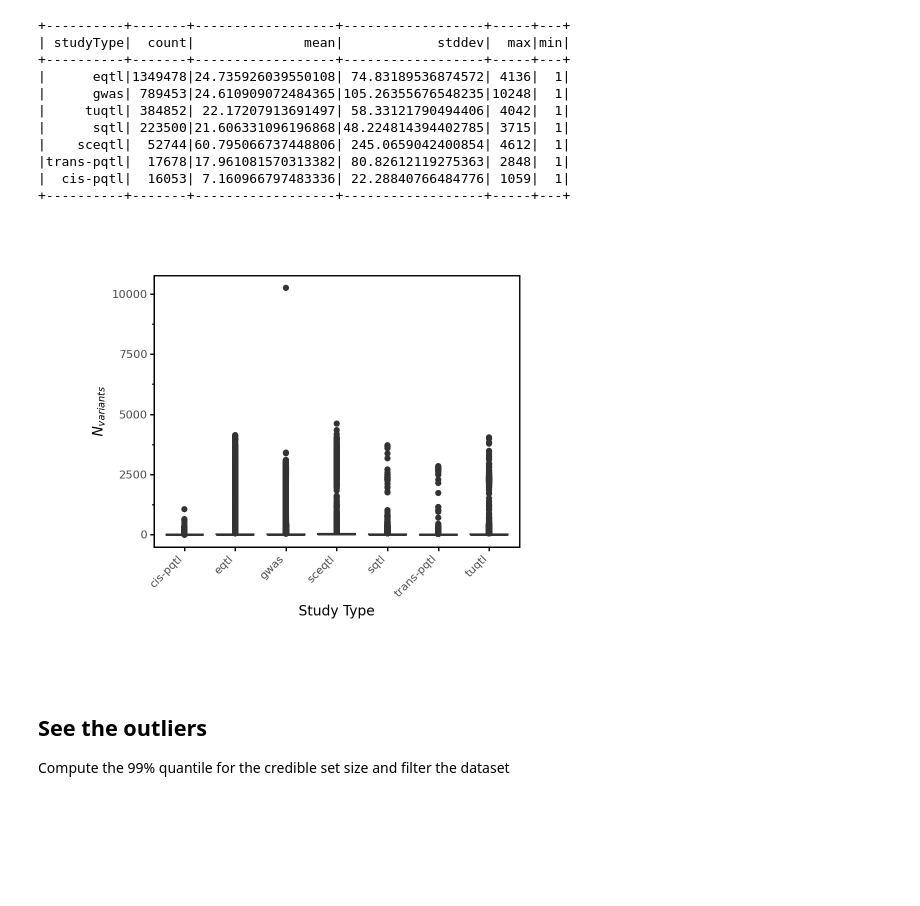
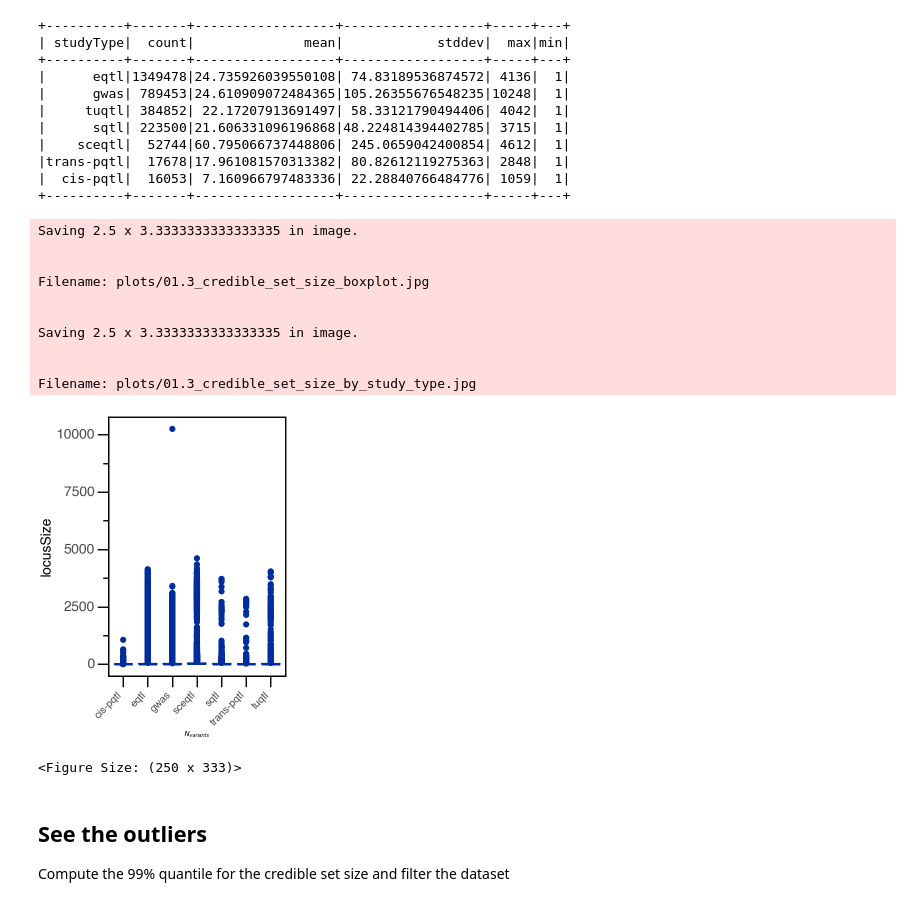
Before and after one commit to opentargets/Gentropy-manuscript, a Jupyter notebook: chapters/in_silico_effect_prediction/01.3_credible_set_size_qc.ipynb, the cells around one changed output. Saved outputs shown, nothing was run; the diff lists cells and outputs as text; code cells hidden in the pictures; blank space fills up the shorter version.

```diff
--- a/chapters/in_silico_effect_prediction/01.3_credible_set_size_qc.ipynb
+++ b/chapters/in_silico_effect_prediction/01.3_credible_set_size_qc.ipynb
@@ -18,4 +22,4 @@ from manuscript_methods.datasets import LeadVariantEffect
 # %%
 session = Session(extended_spark_conf={"spark.driver.memory": "40G"})
-lead_maf_dataset_path = "../../data/lead_variant_effect_replicated"
+lead_maf_dataset_path = "../../data/lead_variant_effect"
 # %% [output]
@@ -33,10 +40,7 @@ session.spark
 <pyspark.sql.session.SparkSession at 0x...>
 # %%
 dataset_maf = LeadVariantEffect.from_parquet(session, lead_maf_dataset_path)
-dataset = dataset_maf.df.select(
-    "locusStatistics.locusSize",
-    "studyStatistics.studyType",
-)
+dataset = dataset_maf.df.select("locusStatistics.locusSize", "studyStatistics.studyType")
 # %%
 dataset.describe().show()
 # %% [output]
@@ -107,13 +108,34 @@ aggr_stats = aggregated_statistics(dataset, group_columns=["studyType"], agg_col
 |  cis-pqtl|  16053| 7.160966797483336| 22.28840766484776| 1059|  1|
 +----------+-------+------------------+------------------+-----+---+
 # %%
-data = dataset.select("studyType", "locusSize")
+data = dataset.toPandas()
 
-plot = plot_aggregated_data(data, x="studyType", y="locusSize", xtitle="Study Type", ytitle=r"$N_{variants}$")
-plot.save("plots/01.3_credible_set_size_by_study_type.jpg", dpi=300, bbox_inches="tight")
-plot
+# Plotting parameters
+
+p = (
+    p9.ggplot(data=data, mapping=p9.aes(y="locusSize", x="studyType"))
+    + p9.geom_boxplot(color=OpenTargetsTheme.categorical_dark_colors[1])
+    + p9.labs(x=r"$N_{variants}$")
+    + p9.geom_vline(xintercept=mean_val, color="#1f77b4", linetype="dashed", size=0.5, show_legend=True)
+    + OpenTargetsTheme.categorical_theme(REM=5)
+)
+p.save("plots/01.3_credible_set_size_boxplot.jpg", dpi=300, bbox_inches="tight")
+
+p.save("plots/01.3_credible_set_size_by_study_type.jpg", dpi=300, bbox_inches="tight")
+p
 # %% [output]
+Saving 2.5 x 3.3333333333333335 in image.
+
+
+Filename: plots/01.3_credible_set_size_boxplot.jpg
+
+
+Saving 2.5 x 3.3333333333333335 in image.
+
+
+Filename: plots/01.3_credible_set_size_by_study_type.jpg
-[figure, old version]
+[figure, new version]
+<Figure Size: (250 x 333)>
 # %% [markdown]
 ## See the outliers
 
```
Also changed, not shown: parts of 5 cells of this notebook.
